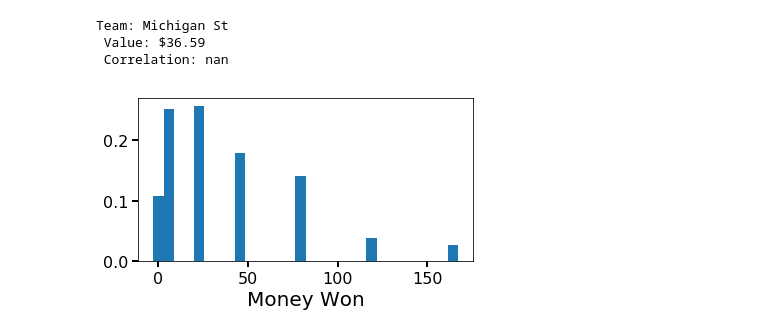
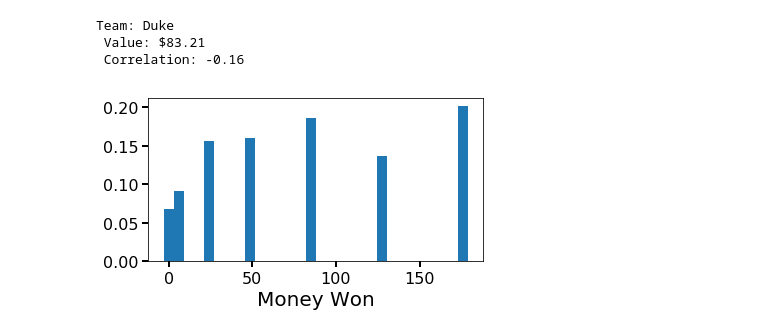
Before and after one commit to dtamayo/NCAAbasketball, a Jupyter notebook: calcutta.ipynb, the cells around one changed output. Saved outputs shown, nothing was run; the diff lists cells and outputs as text; code cells hidden in the pictures.

```diff
--- a/calcutta.ipynb
+++ b/calcutta.ipynb
@@ -25,7 +19,7 @@ draft.head(10)
 # %%
-calcutta.check('Michigan St')
+calcutta.check('Duke')
 # %% [output]
-Team: Michigan St
- Value: $36.59
- Correlation: nan
+Team: Duke
+ Value: $83.21
+ Correlation: -0.16
-[figure, old version]
+[figure, new version]
```
Also changed, not shown: parts of 13 cells of this notebook, 3 other files.
